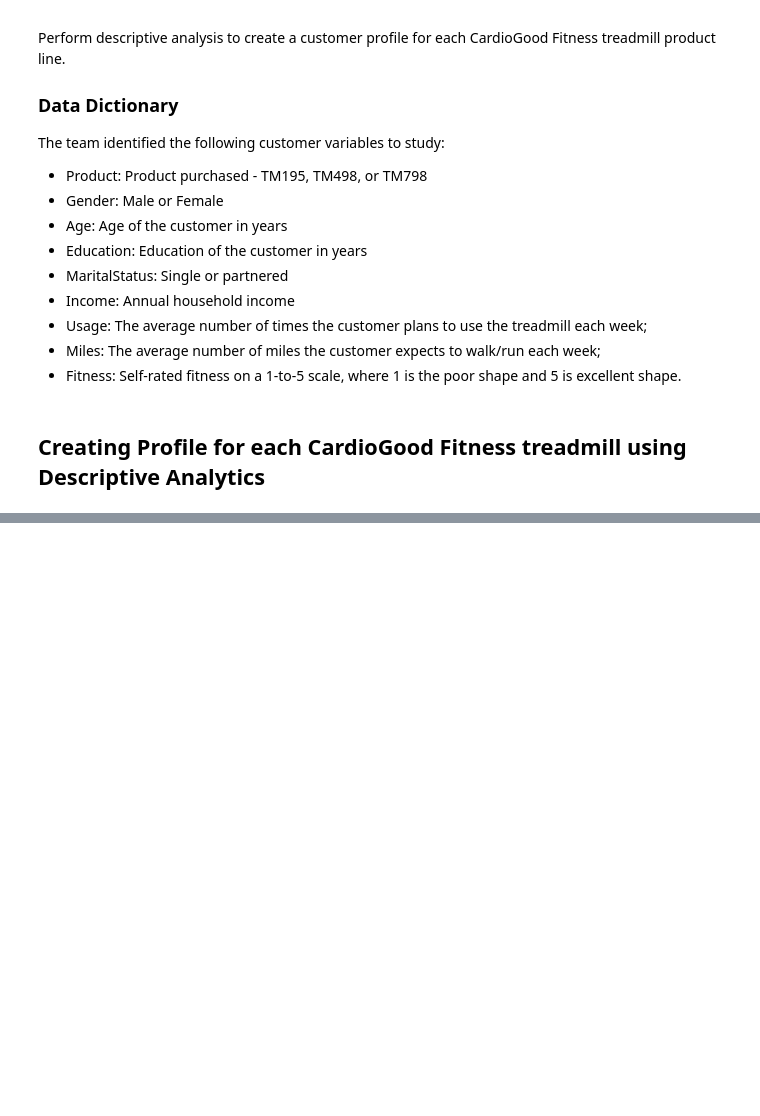
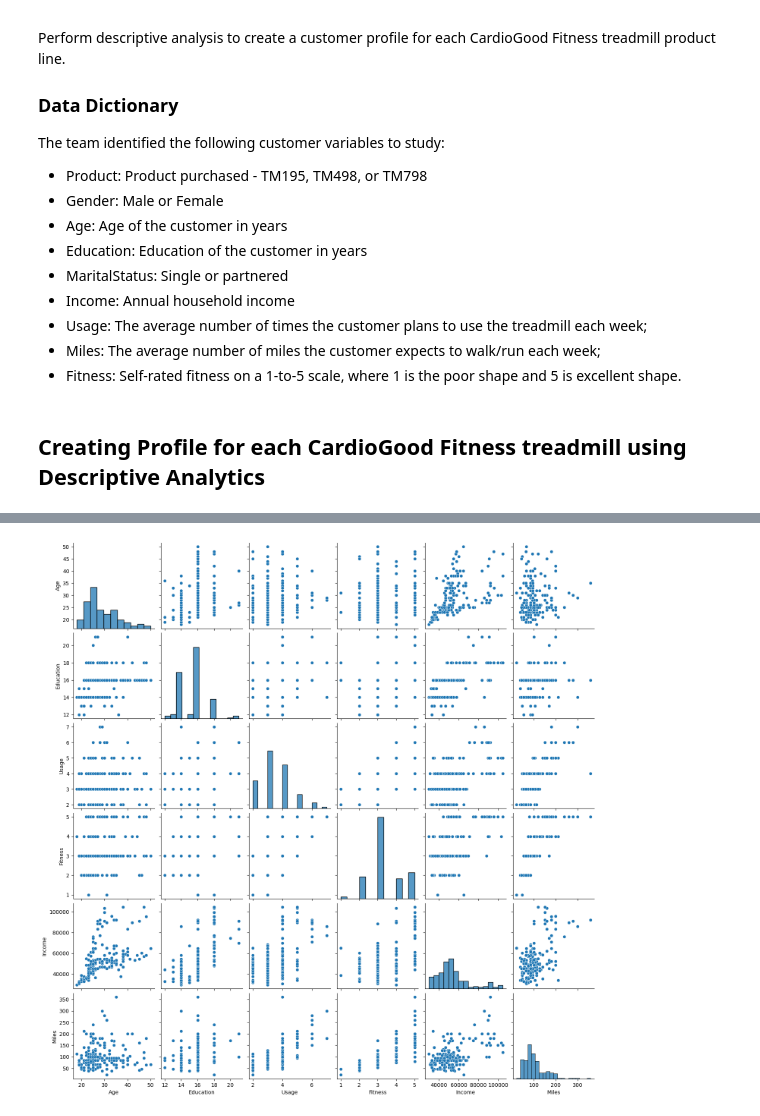
Before and after one commit to edwartiu/MIT_DSML, a Jupyter notebook: CardioGood Fitness Data Analysis.ipynb, the cells around one changed output, grey strips where cells are left out. Saved outputs shown, nothing was run; the diff lists cells and outputs as text; code cells hidden in the pictures; blank space fills up the shorter version.

```diff
--- a/CardioGood Fitness Data Analysis.ipynb
+++ b/CardioGood Fitness Data Analysis.ipynb
@@ -62,0 +144,6 @@ data.describe(include='all')
+# %%
+# The seaborn pairplot allows us to visualize relationship between two variables and displays univarite visualizations when the same
+# variable overlaps
+sns.pairplot(data)
+# %% [output]
+[figure, added]
```
Also changed, not shown: parts of 12 cells of this notebook.
